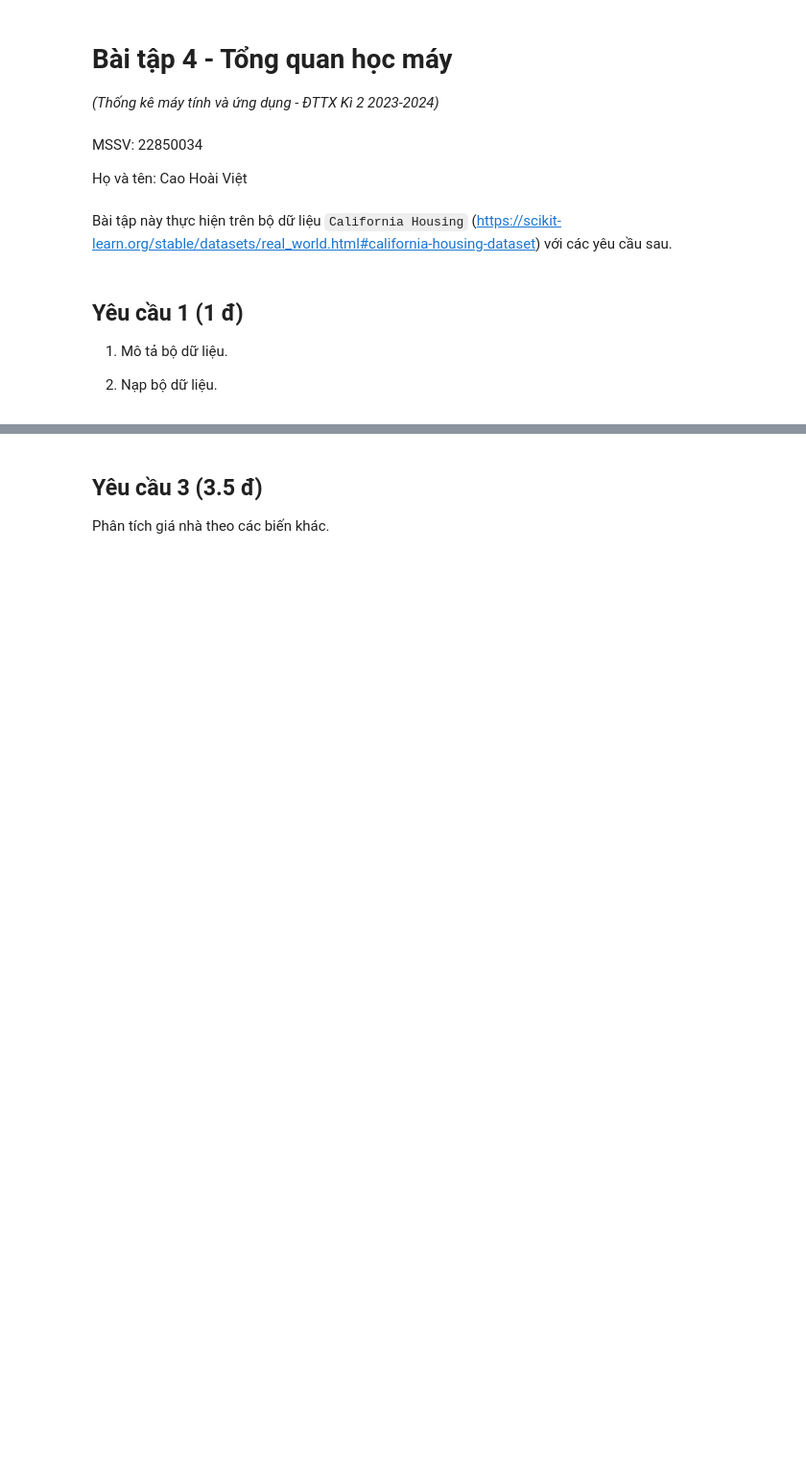
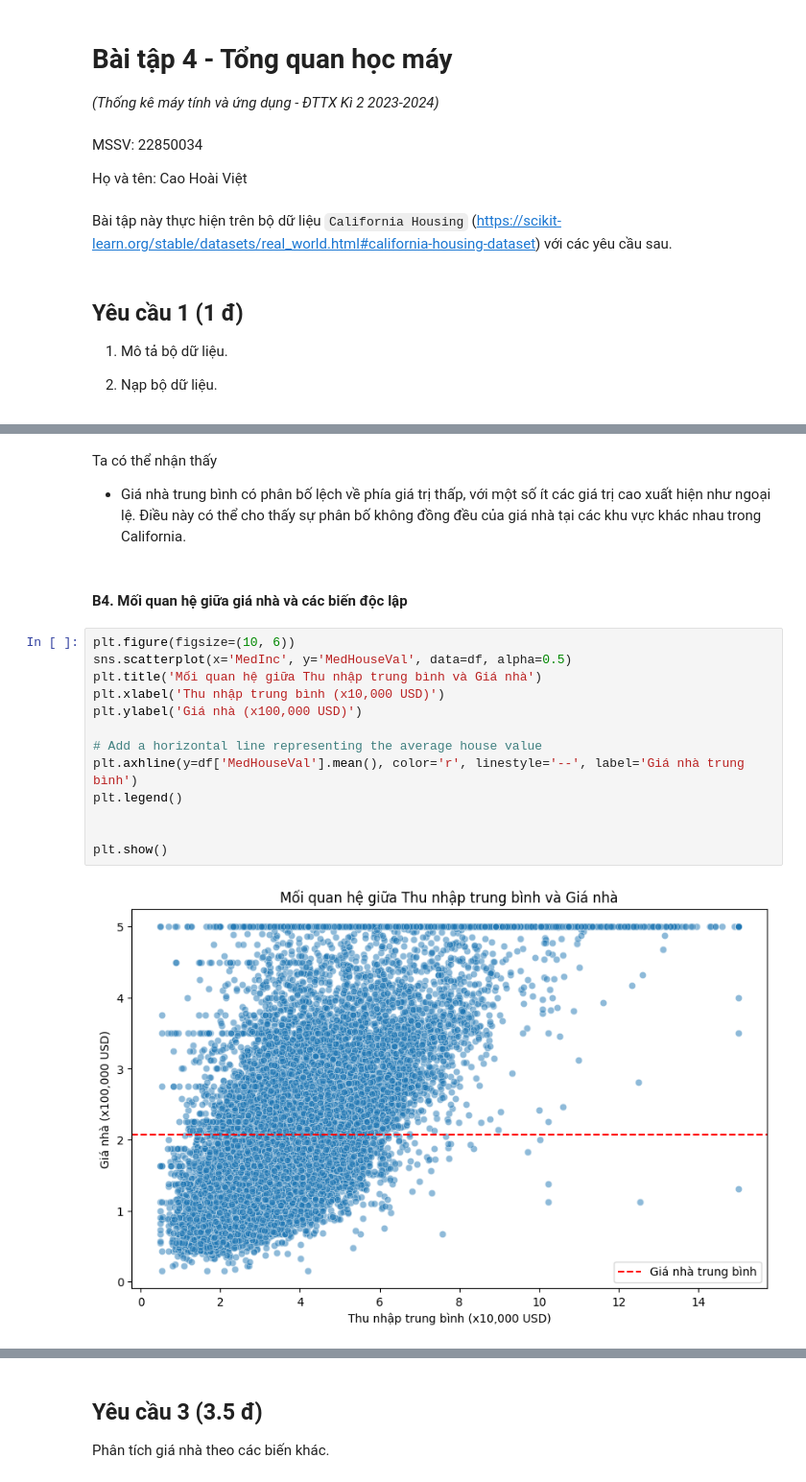
Before and after one commit to vietch2612/22850034-hcmus-assignment, a Jupyter notebook: computer_statistic/ex4/22850034.ipynb, the cells around one changed output, grey strips where cells are left out. Shown at 96% size. Drawn from its saved outputs; the diff is of its cells as text; blank space fills up the shorter version.

```diff
--- a/computer_statistic/ex4/22850034.ipynb
+++ b/computer_statistic/ex4/22850034.ipynb
@@ -58,0 +112,20 @@ x['MedInc'].hist()
+# %% [markdown]
+Ta có thể nhận thấy
+- Giá nhà trung bình có phân bố lệch về phía giá trị thấp, với một số ít các giá trị cao xuất hiện như ngoại lệ. Điều này có thể cho thấy sự phân bố không đồng đều của giá nhà tại các khu vực khác nhau trong California.
+# %% [markdown]
+#### B4. Mối quan hệ giữa giá nhà và các biến độc lập
+# %%
+plt.figure(figsize=(10, 6))
+sns.scatterplot(x='MedInc', y='MedHouseVal', data=df, alpha=0.5)
+plt.title('Mối quan hệ giữa Thu nhập trung bình và Giá nhà')
+plt.xlabel('Thu nhập trung bình (x10,000 USD)')
+plt.ylabel('Giá nhà (x100,000 USD)')
+
+# Add a horizontal line representing the average house value
+plt.axhline(y=df['MedHouseVal'].mean(), color='r', linestyle='--', label='Giá nhà trung bình')
+plt.legend()
+
+
+plt.show()
+# %% [output]
+[figure, added]
```
Also changed, not shown: parts of 63 cells of this notebook, 5 other files.
